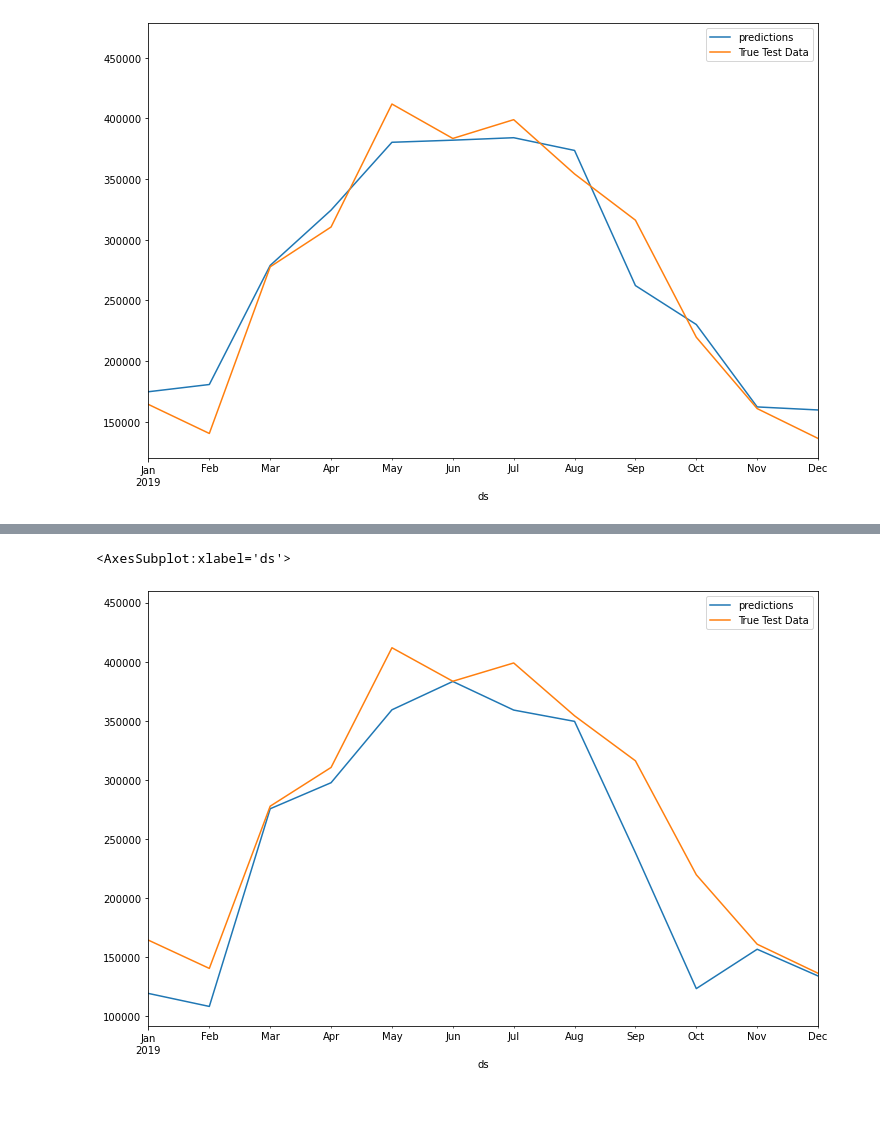
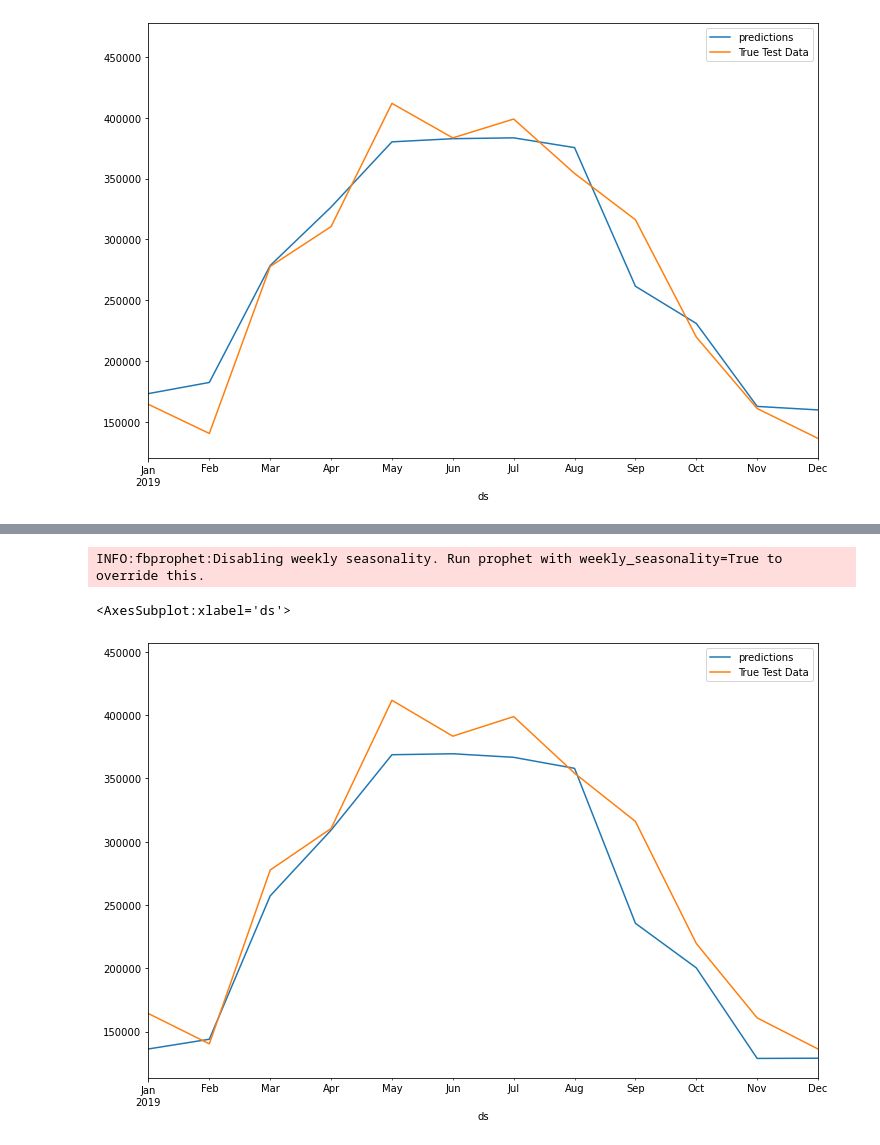
Before and after one commit to antnat96/solar-irradiance-predictor, a Jupyter notebook: Multi_year_API_Monthly_FCST.ipynb, the cells around one changed output, grey strips where cells are left out. Drawn from its saved outputs; the diff is of its cells as text; code cells hidden in the pictures; blank space fills up the shorter version.

```diff
--- a/Multi_year_API_Monthly_FCST.ipynb
+++ b/Multi_year_API_Monthly_FCST.ipynb
@@ -213,15 +246,15 @@ INFO:fbprophet:Disabling daily seasonality. Run prophet with daily_seasonality=T
 # %%
 #Model 2
-m2 = Prophet(weekly_seasonality=True,daily_seasonality=True,yearly_seasonality=True)
+m2 = Prophet(daily_seasonality=True,yearly_seasonality=True)
 m2.fit(train)
 
-#future=m2.make_future_dataframe(periods=365,freq = 'D')
 future=m2.make_future_dataframe(periods=12,freq='MS')
 forecast=m2.predict(future)
 
 
 ax=forecast.plot(x='ds',y='yhat',legend=True,label='predictions',figsize=(12,8))
 test.plot(x='ds',y='y',legend=True,label='True Test Data',ax=ax,xlim=('2019-01-01','2019-12-31'))
 # %% [output]
-<AxesSubplot:xlabel='ds'>
+INFO:fbprophet:Disabling weekly seasonality. Run prophet with weekly_seasonality=True to override this.
+<AxesSubplot:xlabel='ds'>
-[figure, old version]
+[figure, new version]
```
Also changed, not shown: parts of 9 cells of this notebook, 5 other files.
